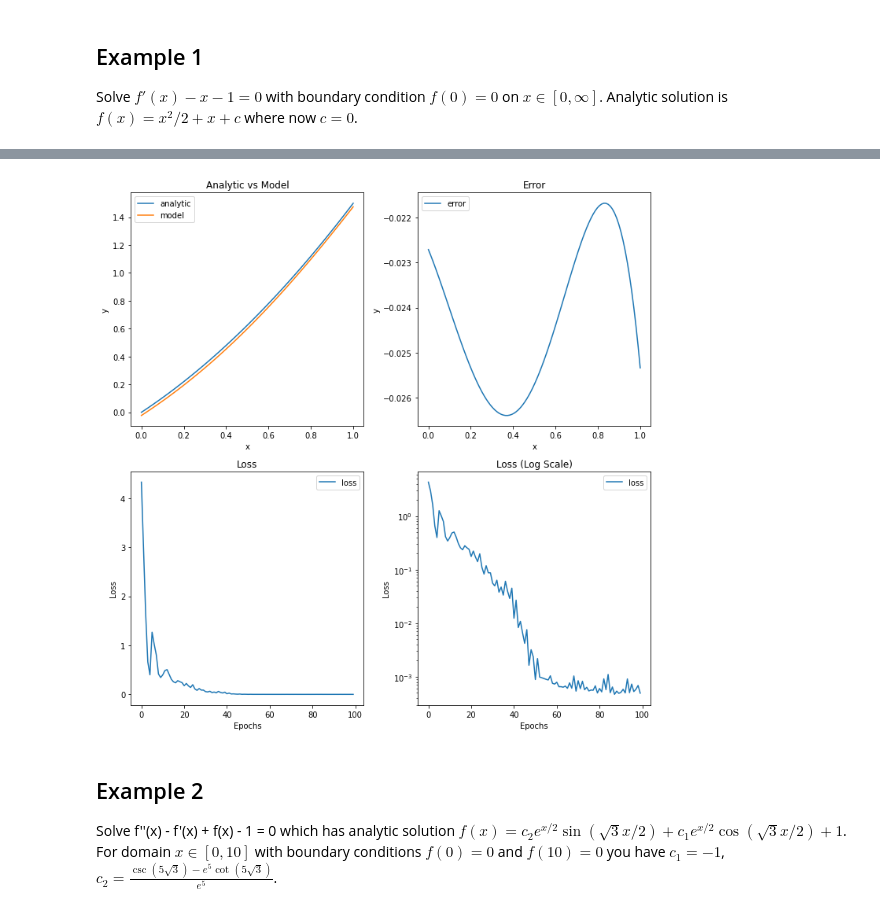
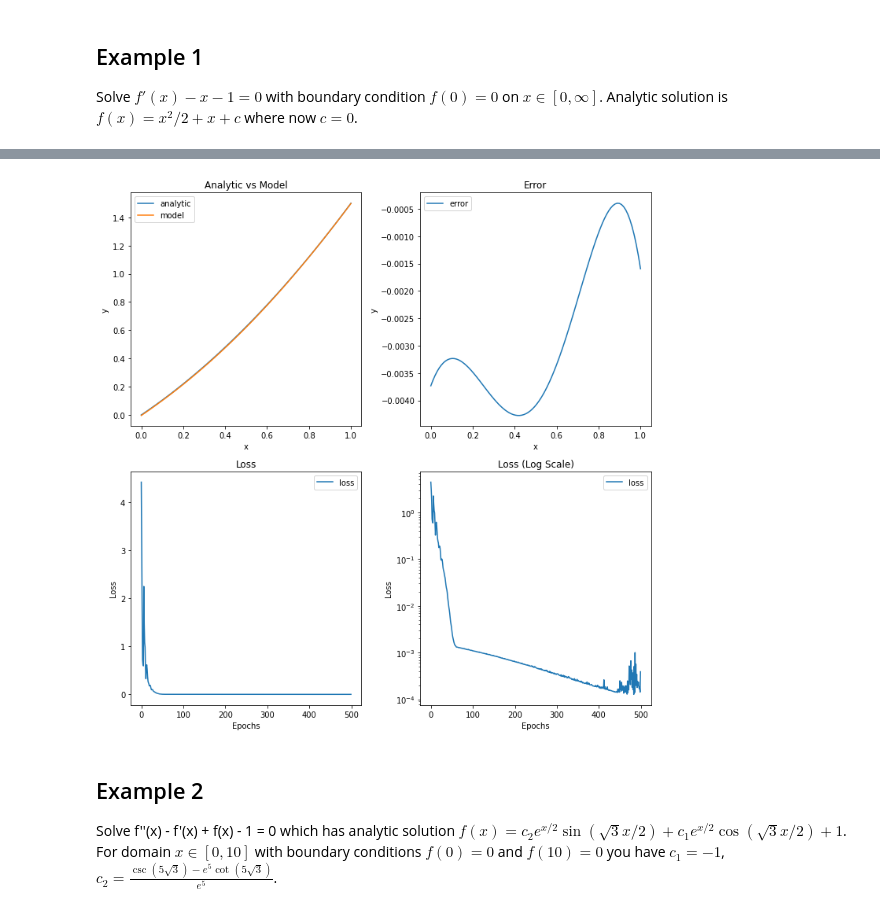
Before and after one commit to virtanenj/neural-differential-solver, a Jupyter notebook: revision.ipynb, the cells around one changed output, grey strips where cells are left out. Cells and saved outputs as stored; diff of their text form; code cells hidden in the pictures.

```diff
--- a/revision.ipynb
+++ b/revision.ipynb
@@ -183,7 +243,7 @@ output_shape = 1
 model = DNN(input_shape, hidden_shapes, output_shape)
 
 # Training
-num_epochs = 100
+num_epochs = 500
 learning_rate = 0.01
 
 
@@ -205,7 +265,7 @@ y_error = y_model - y_analytic
 
 fig, axs = plt.subplots(2, 2, figsize=(10, 10))
 
-# Plot 1: Analytic vs Model
+# Analytic vs Model
 axs[0, 0].plot(x_eval, y_analytic, label="analytic")
 axs[0, 0].plot(x_eval, y_model, label="model")
 axs[0, 0].legend()
@@ -213,21 +273,21 @@ axs[0, 0].set_xlabel("x")
 axs[0, 0].set_ylabel("y")
 axs[0, 0].set_title("Analytic vs Model")
 
-# Plot 2: Error
+# Error
 axs[0, 1].plot(x_eval, y_error, label="error")
 axs[0, 1].legend()
 axs[0, 1].set_xlabel("x")
 axs[0, 1].set_ylabel("y")
 axs[0, 1].set_title("Error")
 
-# Plot 3: Loss
+# Loss
 axs[1, 0].plot(loss_data, label="loss")
 axs[1, 0].legend()
 axs[1, 0].set_xlabel("Epochs")
 axs[1, 0].set_ylabel("Loss")
 axs[1, 0].set_title("Loss")
 
-# Plot 4: Loss (Log Scale)
+# Loss (Log Scale)
 axs[1, 1].plot(loss_data, label="loss")
 axs[1, 1].set_yscale("log")
 axs[1, 1].legend()
@@ -258,4 +318,4 @@ Epoch 100/100 Loss: 0.0005
-[figure, old version]
+[figure, new version]
 # %% [markdown]
 ## Example 2
 Solve f''(x) - f'(x) + f(x) - 1 = 0 which has analytic solution $f(x) = c_2 e^{x/2} \sin(\sqrt{3} x / 2) + c_1 e^{x/2} \cos(\sqrt{3} x / 2) + 1$. For domain $x \in [0, 10]$ with boundary conditions $f(0) = 0$ and $f(10) = 0$ you have $c_1 = -1$, $c_2 = \frac{\csc \left(5 \sqrt{3}\right)-e^5 \cot \left(5 \sqrt{3}\right)}{e^5}$.
```
Also changed, not shown: parts of 7 cells of this notebook.
